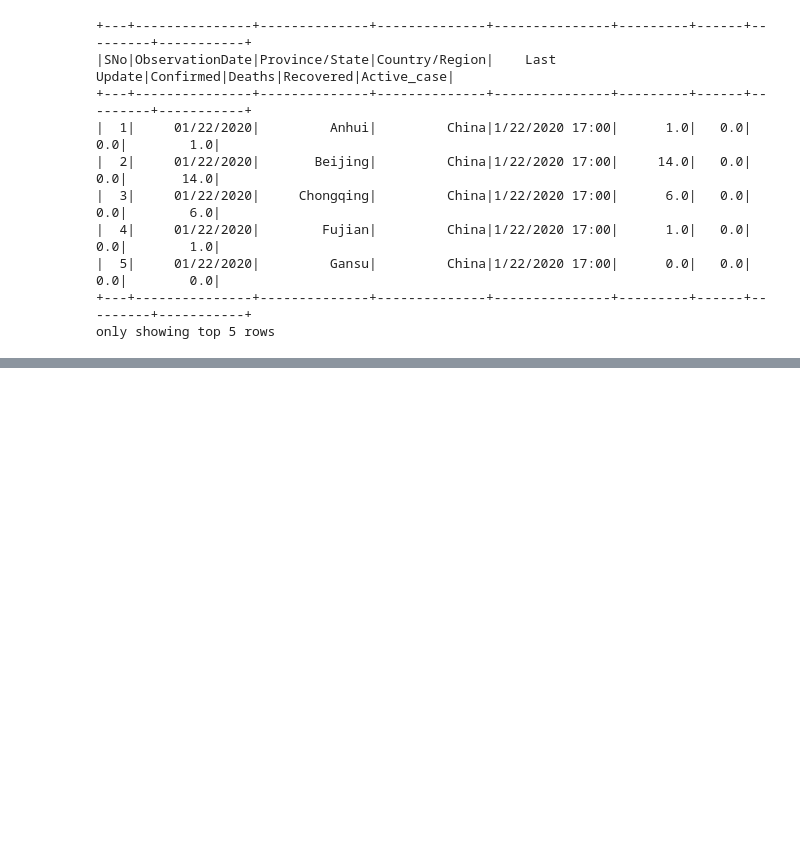
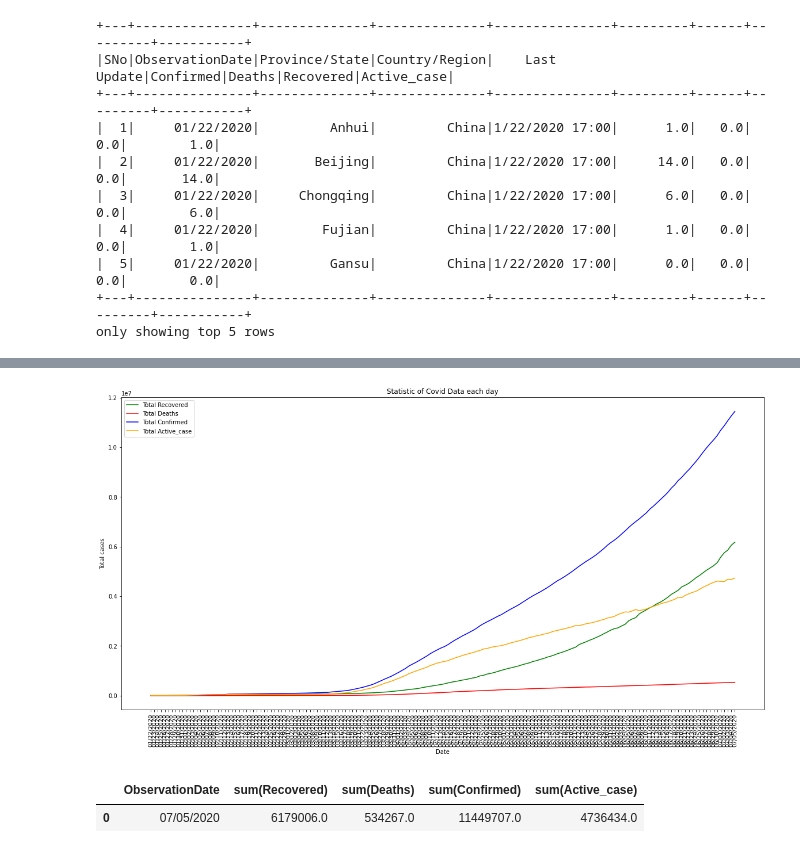
Before and after one commit to ab-rohman/Computer_Vision, a Jupyter notebook: Covid19_Data_Analitycs_&_Visualizaation_(UAS_BIGDATA).ipynb, the cells around one changed output, grey strips where cells are left out. Drawn from its saved outputs; the diff is of its cells as text; code cells hidden in the pictures; blank space fills up the shorter version.

Commit message:
Add 2 Data Analyze Result and the Visualization

```diff
--- a/Covid19_Data_Analitycs_&_Visualizaation_(UAS_BIGDATA).ipynb
+++ b/Covid19_Data_Analitycs_&_Visualizaation_(UAS_BIGDATA).ipynb
@@ -148,0 +153,5 @@ only showing top 5 rows
+# %%
+max_date =  df.select(max("ObservationDate")).first()
+group = df.groupBy("ObservationDate")
+group_data = group.agg({'Confirmed':'sum', 'Deaths':'sum', 'Recovered':'sum', 'Active_case':'sum'}).sort(col("ObservationDate"))
+group_data.show()
@@ -148,0 +176,23 @@ only showing top 5 rows
+# %%
+group_data=group_data.toPandas()
+import matplotlib.pyplot as plt
+ObservationDate = group_data['ObservationDate']
+Recovered = group_data['sum(Recovered)']
+Deaths = group_data['sum(Deaths)']
+Confirmed = group_data['sum(Confirmed)']
+Active_case = group_data['sum(Active_case)']
+plt.figure(figsize=(20,10))
+l1, = plt.plot(ObservationDate, Recovered, color='g')
+l2, = plt.plot(ObservationDate, Deaths, color='r')
+l3, = plt.plot(ObservationDate, Confirmed, color='b')
+l4, = plt.plot(ObservationDate, Active_case, color='orange')
+patches = [l1,l2,l3,l4]
+labels = ['Total Recovered', 'Total Deaths', 'Total Confirmed', 'Total Active_case']
+plt.legend(patches, labels, loc="best")
+plt.xlabel('Date')
+plt.ylabel('Total cases')
+plt.title('Statistic of Covid Data each day')
+plt.xticks(rotation=90)
+plt.show()
+# %% [output]
+[figure, added]
@@ -148,0 +203,5 @@ only showing top 5 rows
+# %%
+Data_world.head()
+# %% [output]
+|  | ObservationDate | sum(Recovered) | sum(Deaths) | sum(Confirmed) | sum(Active_case) |
+| 0 | 07/05/2020 | 6179006.0 | 534267.0 | 11449707.0 | 4736434.0 |
```
Also changed, not shown: parts of 6 cells of this notebook.
